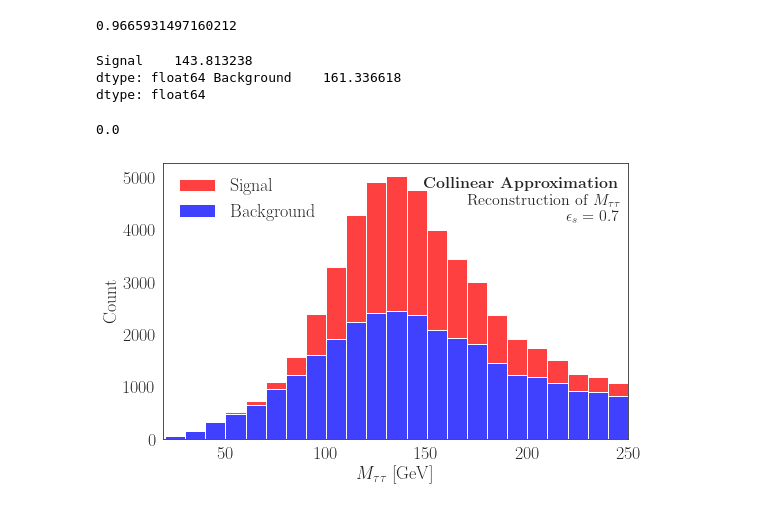
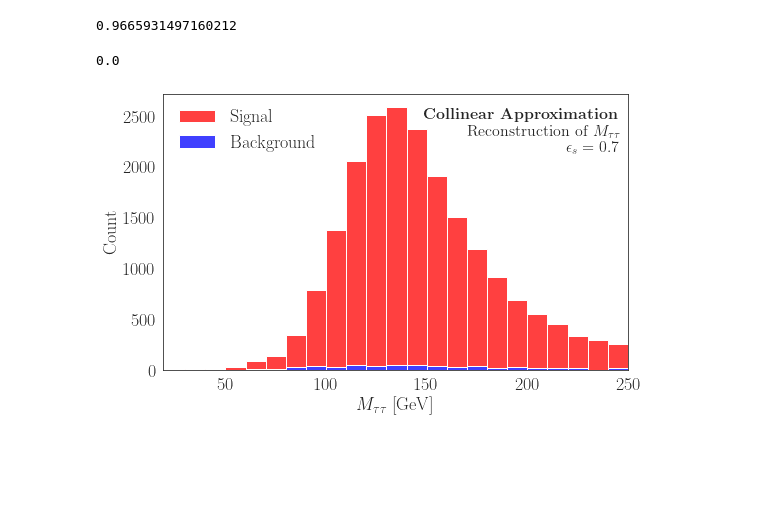
Before and after one commit to DelonShen/classifying-collider-events-with-point-clouds, a Jupyter notebook: paper_code/ditau_study.ipynb, the cells around one changed output. Saved outputs shown, nothing was run; the diff lists cells and outputs as text; code cells hidden in the pictures; blank space fills up the shorter version.

Commit message:
small changes to the mtt plots and figures

```diff
--- a/paper_code/ditau_study.ipynb
+++ b/paper_code/ditau_study.ipynb
@@ -137,16 +130,27 @@ data = pd.concat([data1, data2], axis=1)
-# %%
-print(data1.median(), data2.median())
-# %% [output]
-Signal    143.813238
-dtype: float64 Background    161.336618
-dtype: float64
-# %%
-#dropping nan
-hasnan = np.array([np.isnan(event[-1]) for event in X_test_ATLAS])
-print(sum(hasnan)/len(hasnan))
-# %% [output]
-0.0
 # %%
+import bisect
+
+location = bisect.bisect_left(tpr, 0.7)
+cutoff = thresholds[location]
+
+quantized_yhat = np.array([true>cutoff for (true, false) in yhat_test])
+assert(len(y_test_roc) == len(quantized_yhat))
+cut_signal = np.array([(bool(quantized_yhat[i]) and bool(y_test_roc[i])) for i in range(len(yhat_test))])
+cut_background = np.array([quantized_yhat[i] and (not y_test_roc[i]) for i in range(len(yhat_test))])
+
+ditau_mass = np.array([event[-1] for event in X_test_ATLAS])
+
+import pandas as pd
+
+data1 = pd.DataFrame({'Signal': ditau_mass[cut_signal]})
+data2 = pd.DataFrame({'Background':ditau_mass[cut_background]})
+data = pd.concat([data1, data2], axis=1)
+# data = data1
+
+#dropping nan
+hasnan = np.array([np.isnan(event[-1]) for event in X_test_ATLAS])
+print(sum(hasnan)/len(hasnan))
+
 plt.rcParams['font.family'] = 'serif'
 matplotlib.rcParams['text.usetex'] = True
 plt.figure(figsize=(8,5))
@@ -158,31 +162,32 @@ mn = min(ditau_mass)
 sns.set_style('white')
 # sns.set_palette(sns.color_palette([ '#94d2bd', '#005f73']))
 
 plt.rcParams['font.family'] = 'serif'
 plt.rcParams['font.size'] = 18
 plt.rcParams['figure.autolayout'] = True
 
 
 ax = sns.histplot(data=data, legend=True, multiple='stack',fill=True, bins=25, binrange=(0,250), palette=cmap )
 # ax.set_facecolor(np.array(sns.cubehelix_palette(start=26/10, light=.97, n_colors=5))[0])
 sns.move_legend(ax, 'upper left', frameon=False)
 ax.set_xlim(mn, 250)
 plt.xlabel(r'$M_{\tau\tau}$ [GeV]')
 
 annot_txt = r'\textbf{Collinear Approximation}'
 annot_txt += '\n'
 annot_txt += r'Reconstruction of $M_{\tau\tau}$'
 annot_txt += '\n'
 annot_txt += r'$\epsilon_s=0.7$'
 
 ax.text(0.98, .95,
         s=annot_txt,
         transform=ax.transAxes,
         horizontalalignment='right',
         verticalalignment='top',
        fontsize=16)
 
 
 plt.savefig('figures/mtt_hist.pdf',  bbox_inches='tight')
 # %% [output]
+0.0
-[figure, old version]
+[figure, new version]
```
Also changed, not shown: parts of 12 cells of this notebook, 8 other files.
